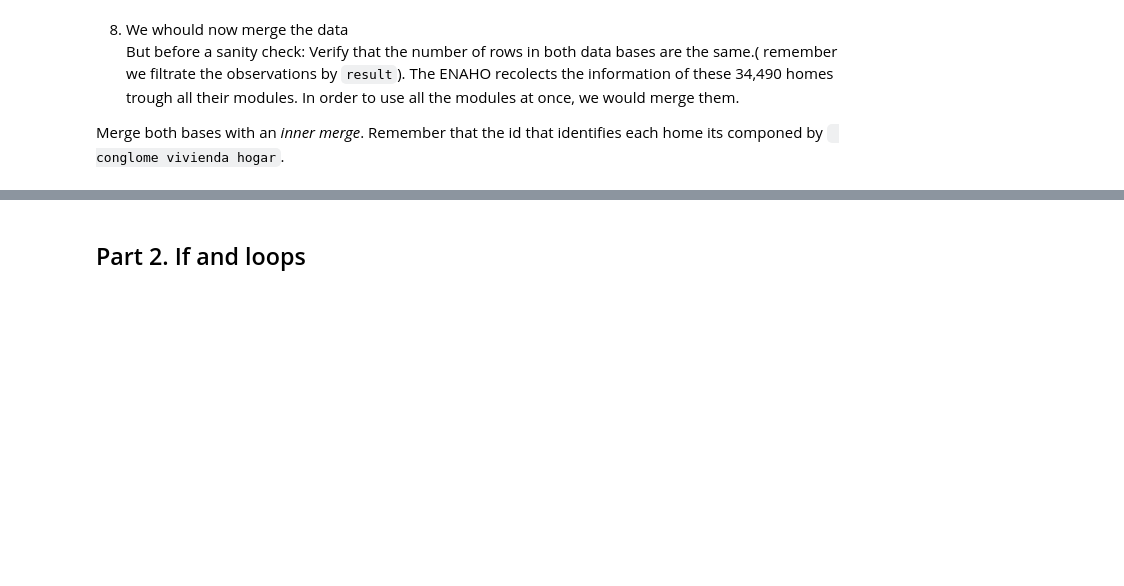
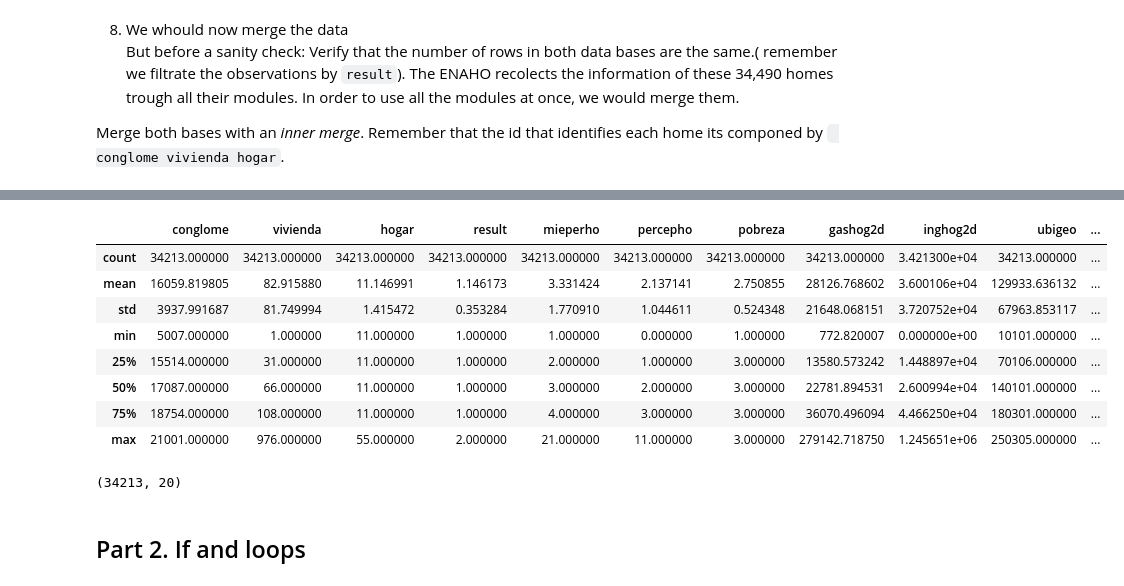
Before and after one commit to QLAB-Courses/summer_python_econ, a Jupyter notebook: assignments/assignment_2/Assignment_2_group5_2025.ipynb, the cells around one changed output, grey strips where cells are left out. Cells and saved outputs as stored; diff of their text form; code cells hidden in the pictures; blank space fills up the shorter version.

```diff
--- a/assignments/assignment_2/Assignment_2_group5_2025.ipynb
+++ b/assignments/assignment_2/Assignment_2_group5_2025.ipynb
@@ -296,3 +342,19 @@ Merge both bases with an _inner merge_. Remember that the id that identifies eac
+# %%
+data_merge.describe()
+# %% [output]
+|  | conglome | vivienda | hogar | result | mieperho | percepho | pobreza | gashog2d | inghog2d | ubigeo | ... |
+| count | 34213.000000 | 34213.000000 | 34213.000000 | 34213.000000 | 34213.000000 | 34213.000000 | 34213.000000 | 34213.000000 | 3.421300e+04 | 34213.000000 | ... |
+| mean | 16059.819805 | 82.915880 | 11.146991 | 1.146173 | 3.331424 | 2.137141 | 2.750855 | 28126.768602 | 3.600106e+04 | 129933.636132 | ... |
+| std | 3937.991687 | 81.749994 | 1.415472 | 0.353284 | 1.770910 | 1.044611 | 0.524348 | 21648.068151 | 3.720752e+04 | 67963.853117 | ... |
+| min | 5007.000000 | 1.000000 | 11.000000 | 1.000000 | 1.000000 | 0.000000 | 1.000000 | 772.820007 | 0.000000e+00 | 10101.000000 | ... |
+| 25% | 15514.000000 | 31.000000 | 11.000000 | 1.000000 | 2.000000 | 1.000000 | 3.000000 | 13580.573242 | 1.448897e+04 | 70106.000000 | ... |
+| 50% | 17087.000000 | 66.000000 | 11.000000 | 1.000000 | 3.000000 | 2.000000 | 3.000000 | 22781.894531 | 2.600994e+04 | 140101.000000 | ... |
+| 75% | 18754.000000 | 108.000000 | 11.000000 | 1.000000 | 4.000000 | 3.000000 | 3.000000 | 36070.496094 | 4.466250e+04 | 180301.000000 | ... |
+| max | 21001.000000 | 976.000000 | 55.000000 | 2.000000 | 21.000000 | 11.000000 | 3.000000 | 279142.718750 | 1.245651e+06 | 250305.000000 | ... |
+# %%
+data_merge.shape
+# %% [output]
+(34213, 20)
 # %% [markdown]
 ## Part 2. If and loops
 # %% [markdown]
```
Also changed, not shown: parts of 12 cells of this notebook.
